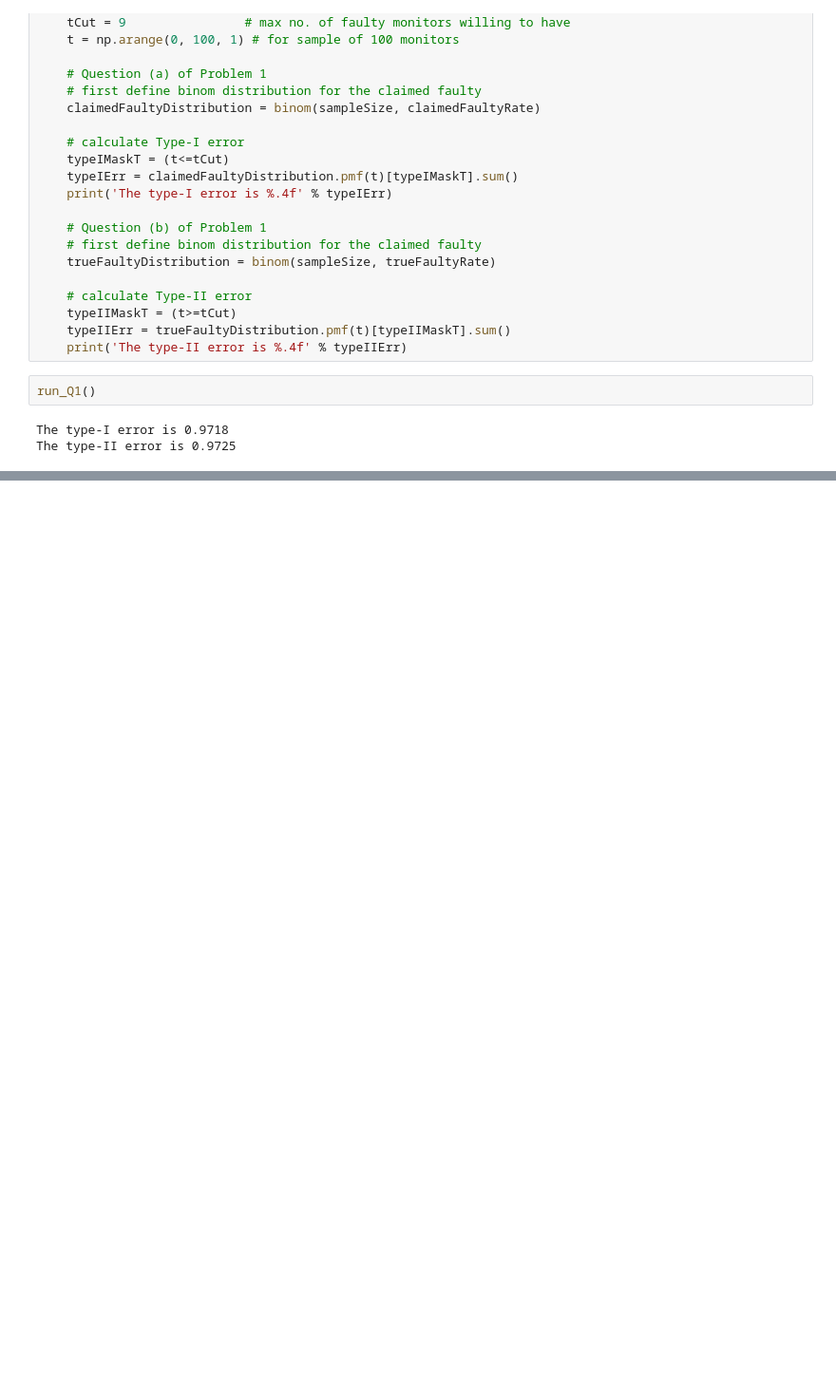
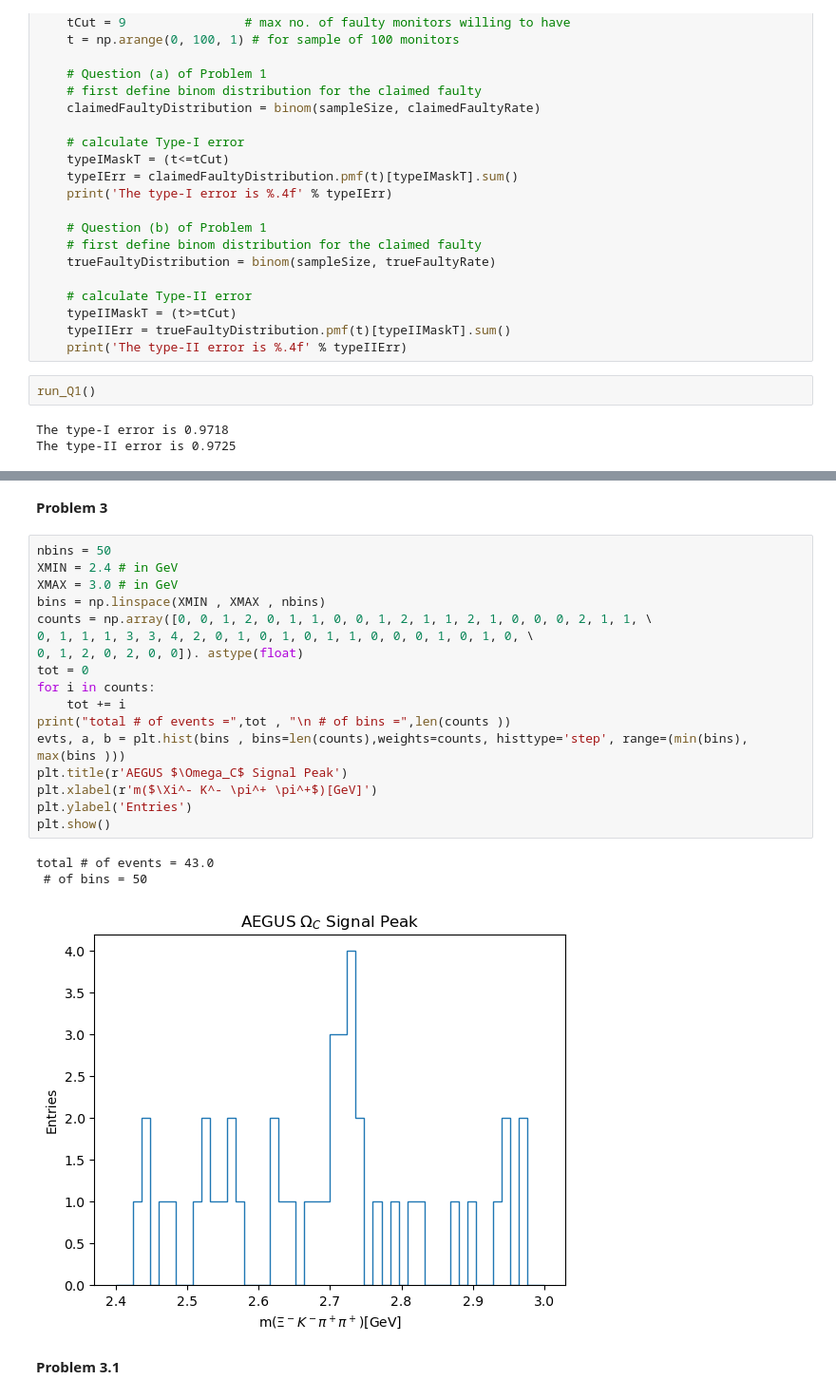
Before and after one commit to wly-wang/DAML23-24, a Jupyter notebook: Wk9/wk9_s2106059_cp5.ipynb, the cells around one changed output, grey strips where cells are left out. Shown at 95% size. Cells and saved outputs as stored; diff of their text form; blank space fills up the shorter version.

```diff
--- a/Wk9/wk9_s2106059_cp5.ipynb
+++ b/Wk9/wk9_s2106059_cp5.ipynb
@@ -185,0 +221,25 @@ def run_Q2():
+# %% [markdown]
+**Problem 3**
+# %%
+nbins = 50
+XMIN = 2.4 # in GeV
+XMAX = 3.0 # in GeV
+bins = np.linspace(XMIN , XMAX , nbins)
+counts = np.array([0, 0, 1, 2, 0, 1, 1, 0, 0, 1, 2, 1, 1, 2, 1, 0, 0, 0, 2, 1, 1, \
+0, 1, 1, 1, 3, 3, 4, 2, 0, 1, 0, 1, 0, 1, 1, 0, 0, 0, 1, 0, 1, 0, \
+0, 1, 2, 0, 2, 0, 0]). astype(float)
+tot = 0
+for i in counts:
+    tot += i
+print("total # of events =",tot , "\n # of bins =",len(counts ))
+evts, a, b = plt.hist(bins , bins=len(counts),weights=counts, histtype='step', range=(min(bins), max(bins )))
+plt.title(r'AEGUS $\Omega_C$ Signal Peak')
+plt.xlabel(r'm($\Xi^- K^- \pi^+ \pi^+$)[GeV]')
+plt.ylabel('Entries')
+plt.show()
+# %% [output]
+total # of events = 43.0
+ # of bins = 50
+[figure, added]
+# %% [markdown]
+**Problem 3.1**
```
Also changed, not shown: parts of 14 cells of this notebook.
